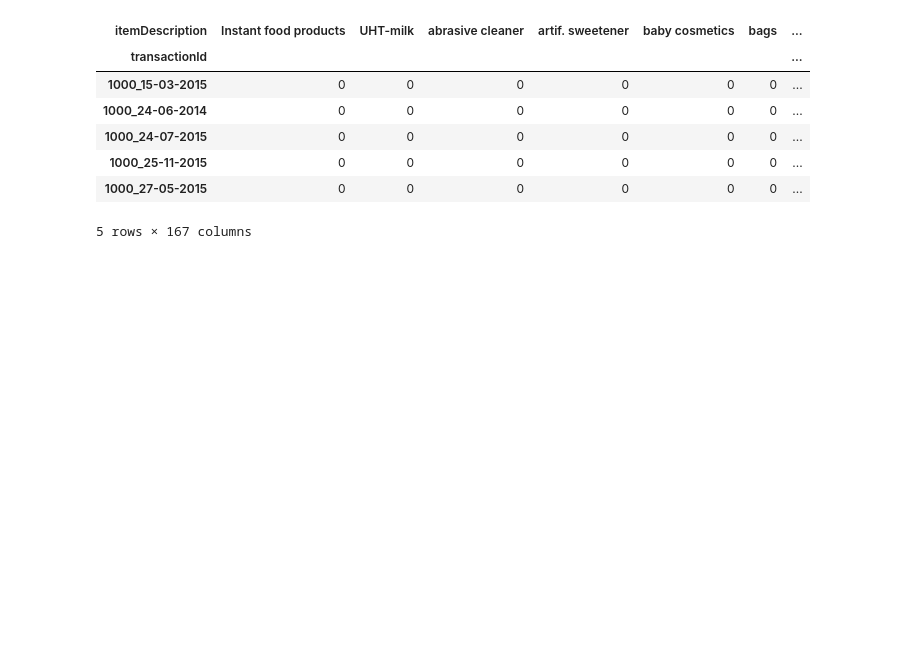
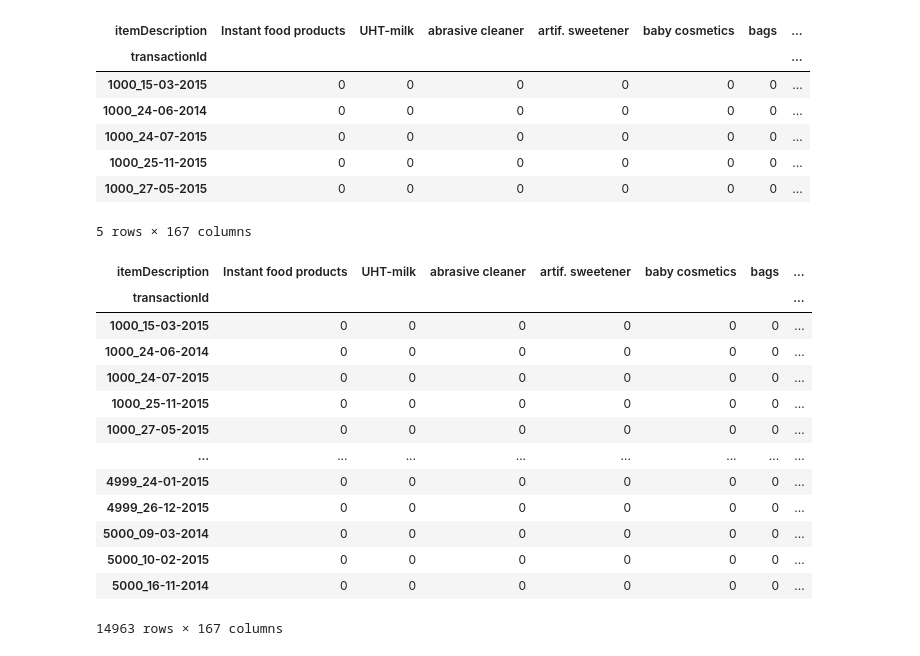
Before and after one commit to AllanVikiru/sl-ml-app, a Jupyter notebook: model.ipynb, the cells around one changed output. Saved outputs shown, nothing was run; the diff lists cells and outputs as text; code cells hidden in the pictures; blank space fills up the shorter version.

```diff
--- a/model.ipynb
+++ b/model.ipynb
@@ -42,11 +42,27 @@ groceries_single.head()
 | 1000_27-05-2015 | 0 | 0 | 0 | 0 | 0 | 0 | ... |
 5 rows × 167 columns
 # %%
-#
+# generate single transactions
 def encode(item_freq):
     res = 0
     if item_freq > 0:
         res = 1
     return res
 
-basket_input = df2.applymap(encode)
+basket_input = groceries_single.applymap(encode)
+basket_input
+# %% [output]
+| itemDescription | Instant food products | UHT-milk | abrasive cleaner | artif. sweetener | baby cosmetics | bags | ... |
+| transactionId |  |  |  |  |  |  | ... |
+| 1000_15-03-2015 | 0 | 0 | 0 | 0 | 0 | 0 | ... |
+| 1000_24-06-2014 | 0 | 0 | 0 | 0 | 0 | 0 | ... |
+| 1000_24-07-2015 | 0 | 0 | 0 | 0 | 0 | 0 | ... |
+| 1000_25-11-2015 | 0 | 0 | 0 | 0 | 0 | 0 | ... |
+| 1000_27-05-2015 | 0 | 0 | 0 | 0 | 0 | 0 | ... |
+| ... | ... | ... | ... | ... | ... | ... | ... |
+| 4999_24-01-2015 | 0 | 0 | 0 | 0 | 0 | 0 | ... |
+| 4999_26-12-2015 | 0 | 0 | 0 | 0 | 0 | 0 | ... |
+| 5000_09-03-2014 | 0 | 0 | 0 | 0 | 0 | 0 | ... |
+| 5000_10-02-2015 | 0 | 0 | 0 | 0 | 0 | 0 | ... |
+| 5000_16-11-2014 | 0 | 0 | 0 | 0 | 0 | 0 | ... |
+14963 rows × 167 columns
```
Also changed, not shown: parts of 2 cells of this notebook.
